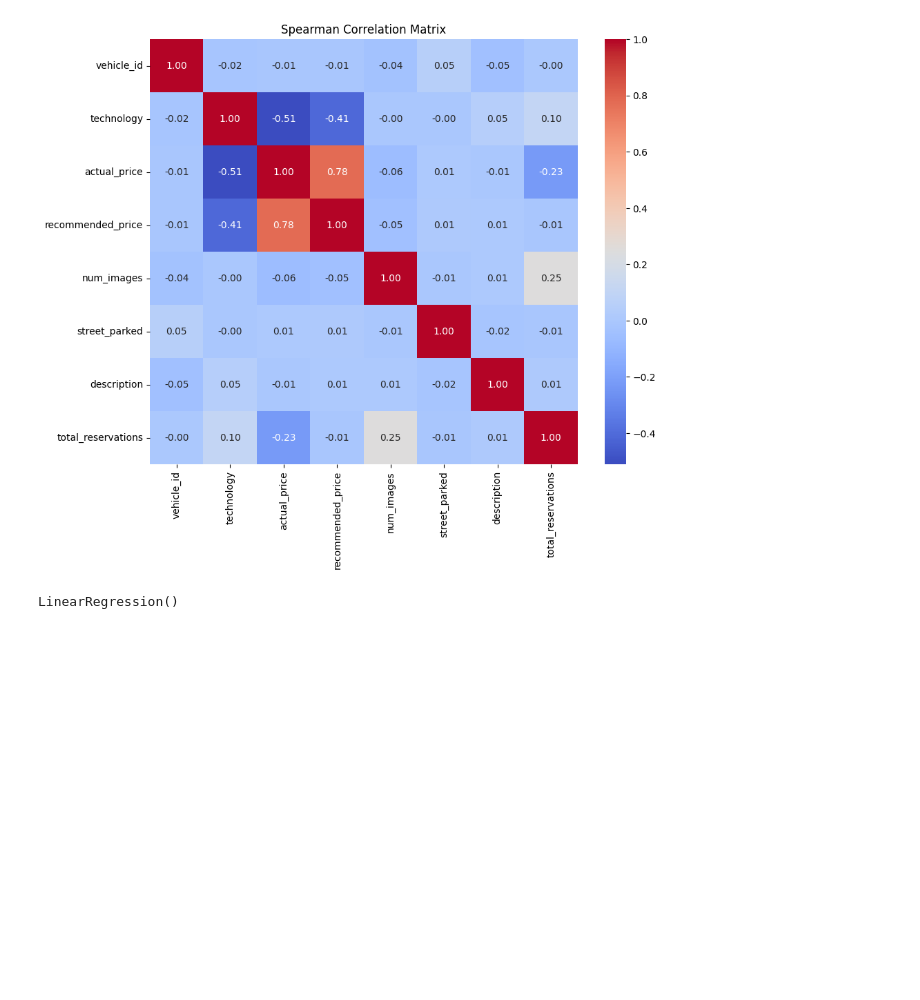
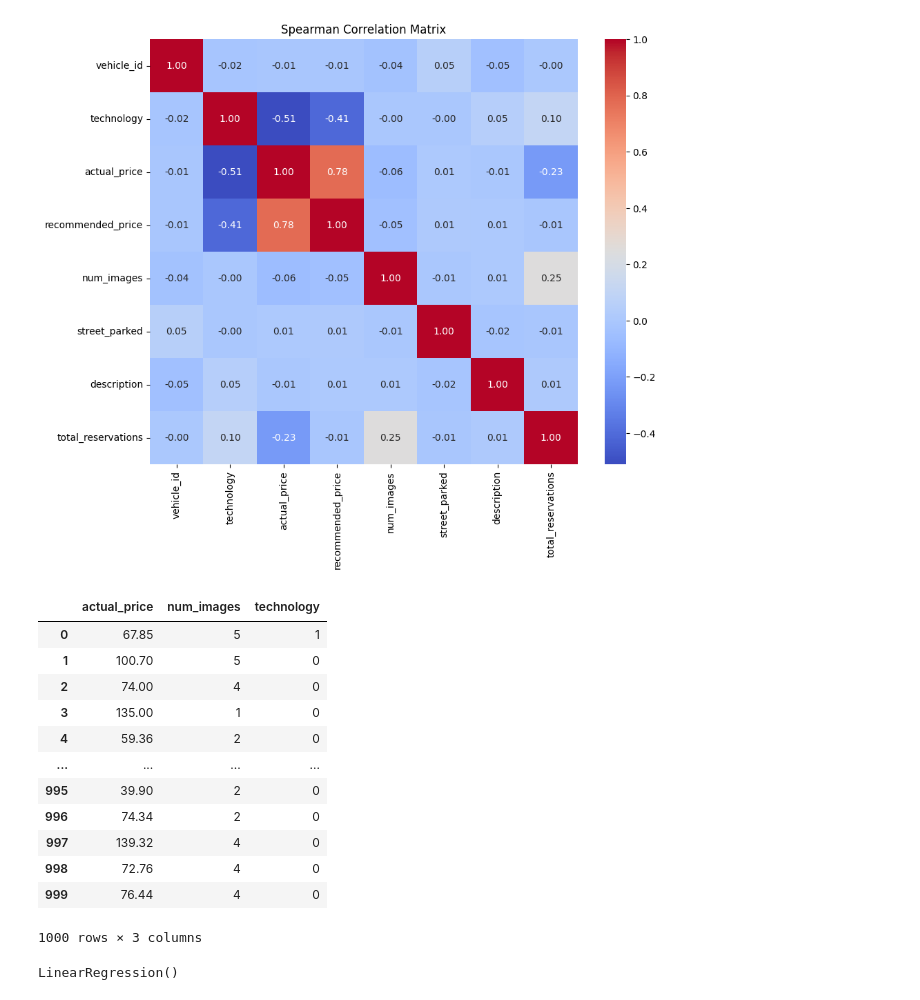
Before and after one commit to Philippe-RM/turo, a Jupyter notebook: jupyter/notebooks/analyses/statistiques.ipynb, the cells around one changed output. Drawn from its saved outputs; the diff is of its cells as text; code cells hidden in the pictures; blank space fills up the shorter version.

```diff
--- a/jupyter/notebooks/analyses/statistiques.ipynb
+++ b/jupyter/notebooks/analyses/statistiques.ipynb
@@ -202,6 +202,22 @@ merged_data_significant_features['target'] = merged_data['total_reservations']
 # Define features and target variable using only significant features
 X = merged_data_significant_features.drop(columns=['target'])
 y = merged_data_significant_features['target']
+# %%
+display(X)
+# %% [output]
+|  | actual_price | num_images | technology |
+| 0 | 67.85 | 5 | 1 |
+| 1 | 100.70 | 5 | 0 |
+| 2 | 74.00 | 4 | 0 |
+| 3 | 135.00 | 1 | 0 |
+| 4 | 59.36 | 2 | 0 |
+| ... | ... | ... | ... |
+| 995 | 39.90 | 2 | 0 |
+| 996 | 74.34 | 2 | 0 |
+| 997 | 139.32 | 4 | 0 |
+| 998 | 72.76 | 4 | 0 |
+| 999 | 76.44 | 4 | 0 |
+1000 rows × 3 columns
 # %%
 # Split the data into training and testing sets
 X_train, X_test, y_train, y_test = train_test_split(X, y, test_size=0.2, random_state=42)
```
Also changed, not shown: parts of 3 cells of this notebook, 2 other files.
